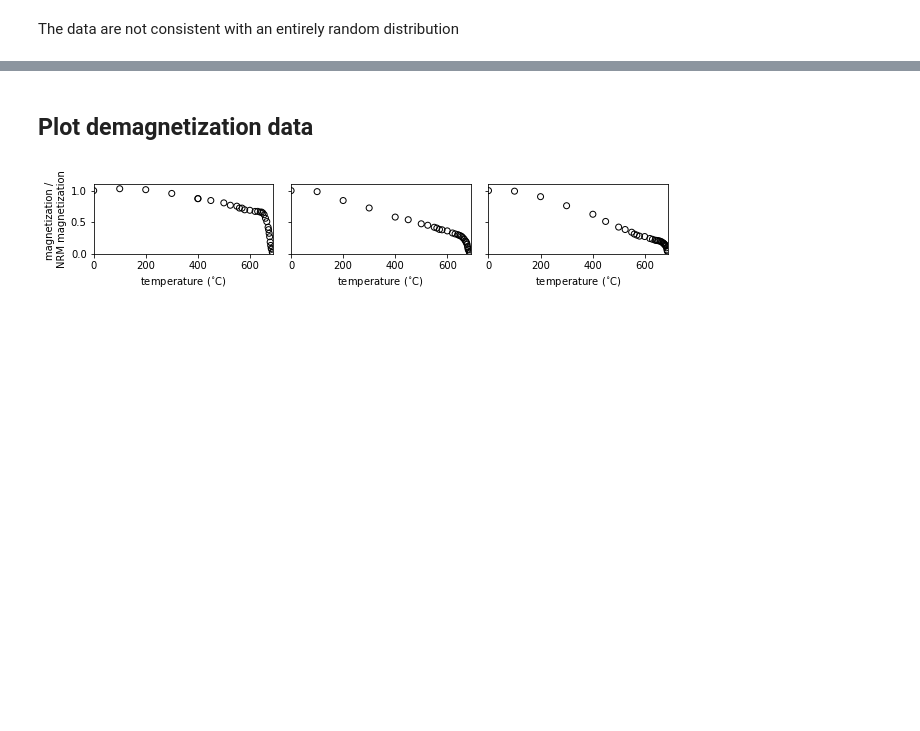
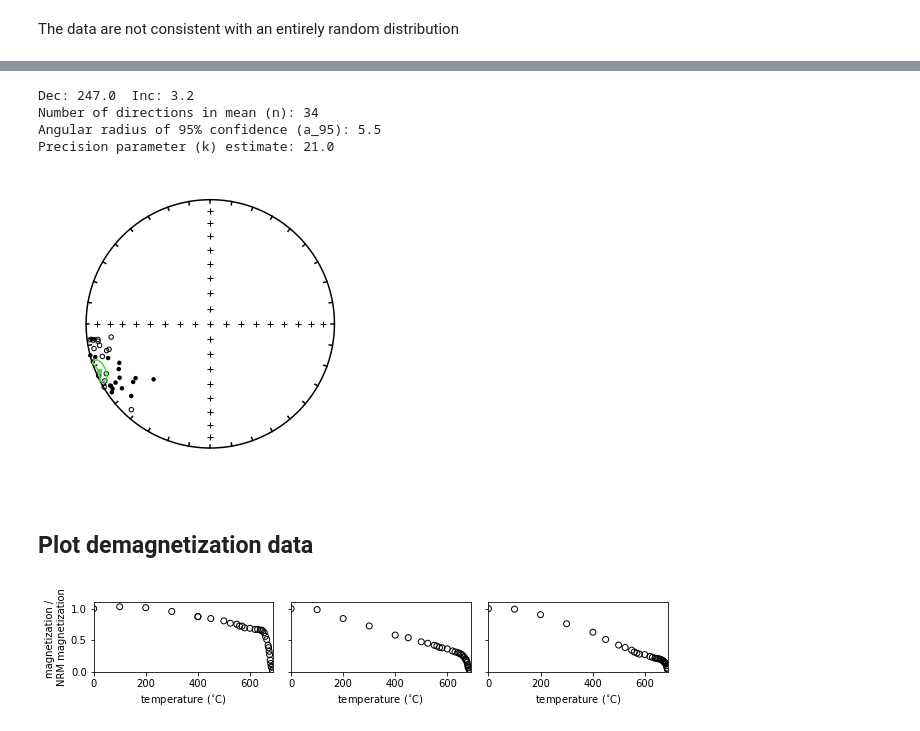
Before and after one commit to Swanson-Hysell-Group/2018_Red_Bed_Intraclasts, a Jupyter notebook: Code/intraclast_notebook.ipynb, the cells around one changed output, grey strips where cells are left out. Drawn from its saved outputs; the diff is of its cells as text; code cells hidden in the pictures; blank space fills up the shorter version.

```diff
--- a/Code/intraclast_notebook.ipynb
+++ b/Code/intraclast_notebook.ipynb
@@ -134,3 +160,20 @@ The null hypothesis of randomness can be rejected at the 99% confidence level
+# %%
+BRa_HT_mean = ipmag.fisher_mean(BRa_HT_tc.dir_dec.tolist(), BRa_HT_tc.dir_inc.tolist())
+ipmag.print_direction_mean(BRa_HT_mean)
+# %% [output]
+Dec: 247.0  Inc: 3.2
+Number of directions in mean (n): 34
+Angular radius of 95% confidence (a_95): 5.5
+Precision parameter (k) estimate: 21.0
+# %%
+plt.figure(num=1, figsize=(4.5,4.5))
+ipmag.plot_net(1)
+ipmag.plot_di(BRa_HT_tc.dir_dec.tolist(), BRa_HT_tc.dir_inc.tolist(), color='k')
+ipmag.plot_di_mean(BRa_HT_mean['dec'], BRa_HT_mean['inc'], BRa_HT_mean['alpha95'], color='#4ED740', marker='s')
+plt.savefig('code_output/BRa_HT_dirs.pdf')
+plt.show()
+# %% [output]
+[figure, added]
 # %% [markdown]
 ## Plot demagnetization data
 # %%
```
Also changed, not shown: parts of 21 cells of this notebook, 10 other files.
